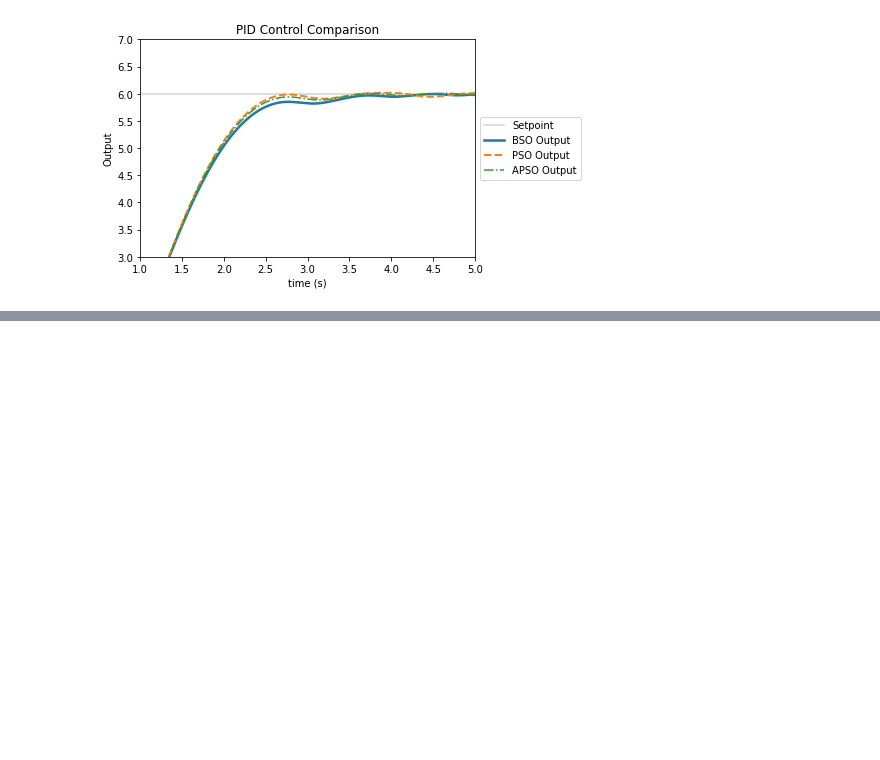
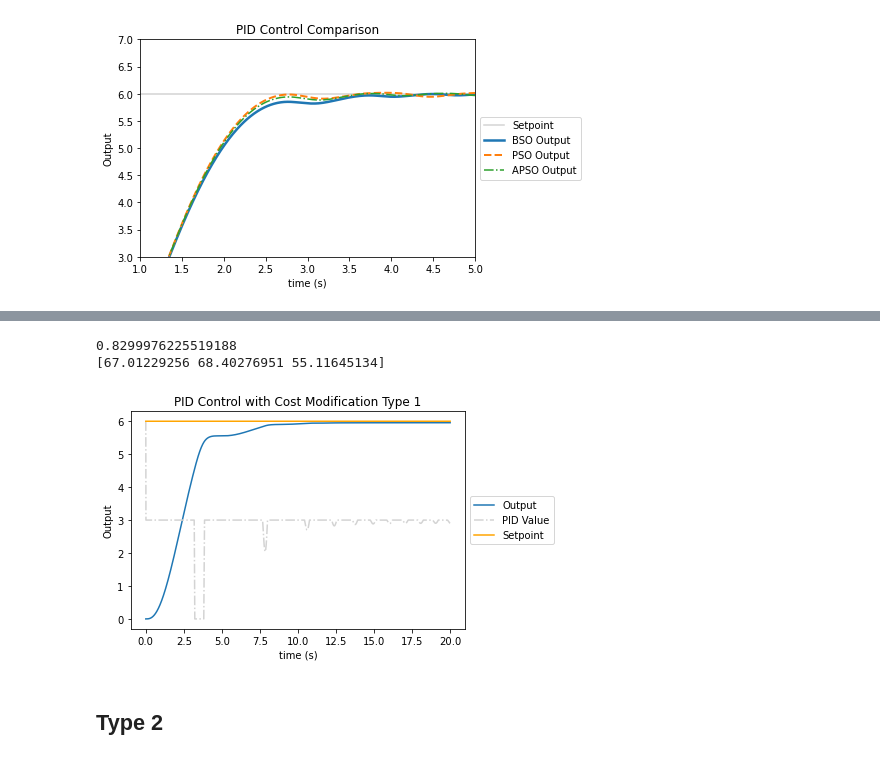
Before and after one commit to Vermillord/KP_Codes, a Jupyter notebook: KP_Notes.ipynb, the cells around one changed output, grey strips where cells are left out. Saved outputs shown, nothing was run; the diff lists cells and outputs as text; code cells hidden in the pictures; blank space fills up the shorter version.

```diff
--- a/KP_Notes.ipynb
+++ b/KP_Notes.ipynb
@@ -2027,0 +2041,9 @@ plt.show()
+# %%
+def PIDcostMod(k):
+    t_, y_, PID_, err_, u_ = PID_Control(k, -10, 10)
+    costval = np.zeros(err_.shape)
+    for i in range(1,len(PID_)):
+        costval = err_[i] + 0.01*(PID_[i] - PID_[i-1])/(t_[i] - t[i-1])
+    return np.mean(costval)
+# %%
+ideaz = BSO(25, 3, 0, 100, 10, PIDcostMod)
@@ -2027,0 +2061,22 @@ plt.show()
+# %%
+t_0, y_0, PID_0, err_0, u_0 = PID_Control(ideaz, 0, 3)
+# %%
+print(np.mean(err_0))
+print(ideaz)
+# %% [output]
+0.8299976225519188
+[67.01229256 68.40276951 55.11645134]
+# %%
+plt.title("PID Control with Cost Modification Type 1")
+#plt.xlim(0,5)
+plt.xlabel("time (s)")
+plt.ylabel("Output")
+plt.plot(t_0, y_0, label='Output')
+plt.plot(t_0, PID_0, label='PID Value', color='lightgray', linestyle='-.')
+plt.plot(t_0, u_0, label='Setpoint', color='orange')
+plt.legend(loc='center left', bbox_to_anchor=(1, 0.5))
+plt.show()
+# %% [output]
+[figure, added]
+# %% [markdown]
+## Type 2
```
Also changed, not shown: parts of 15 cells of this notebook.
